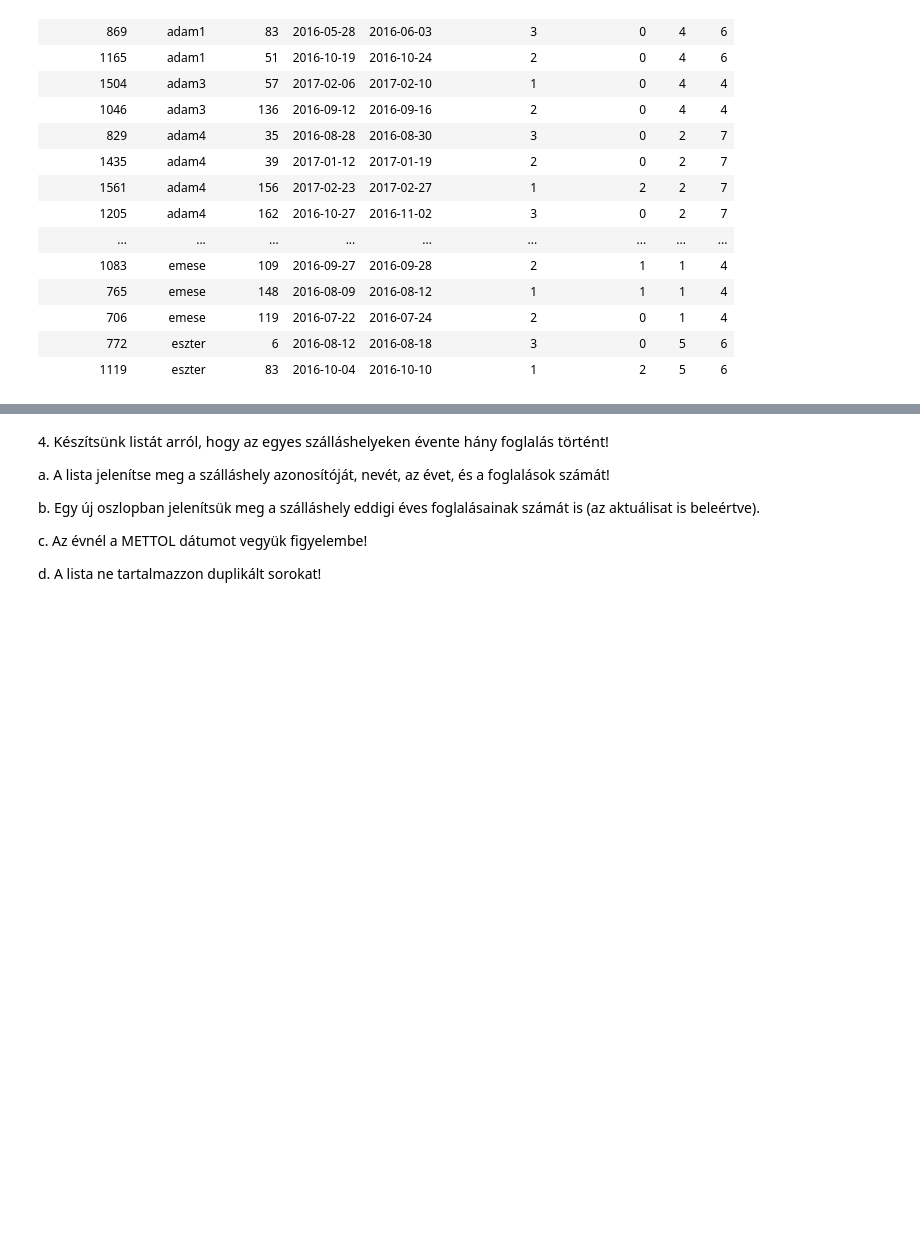
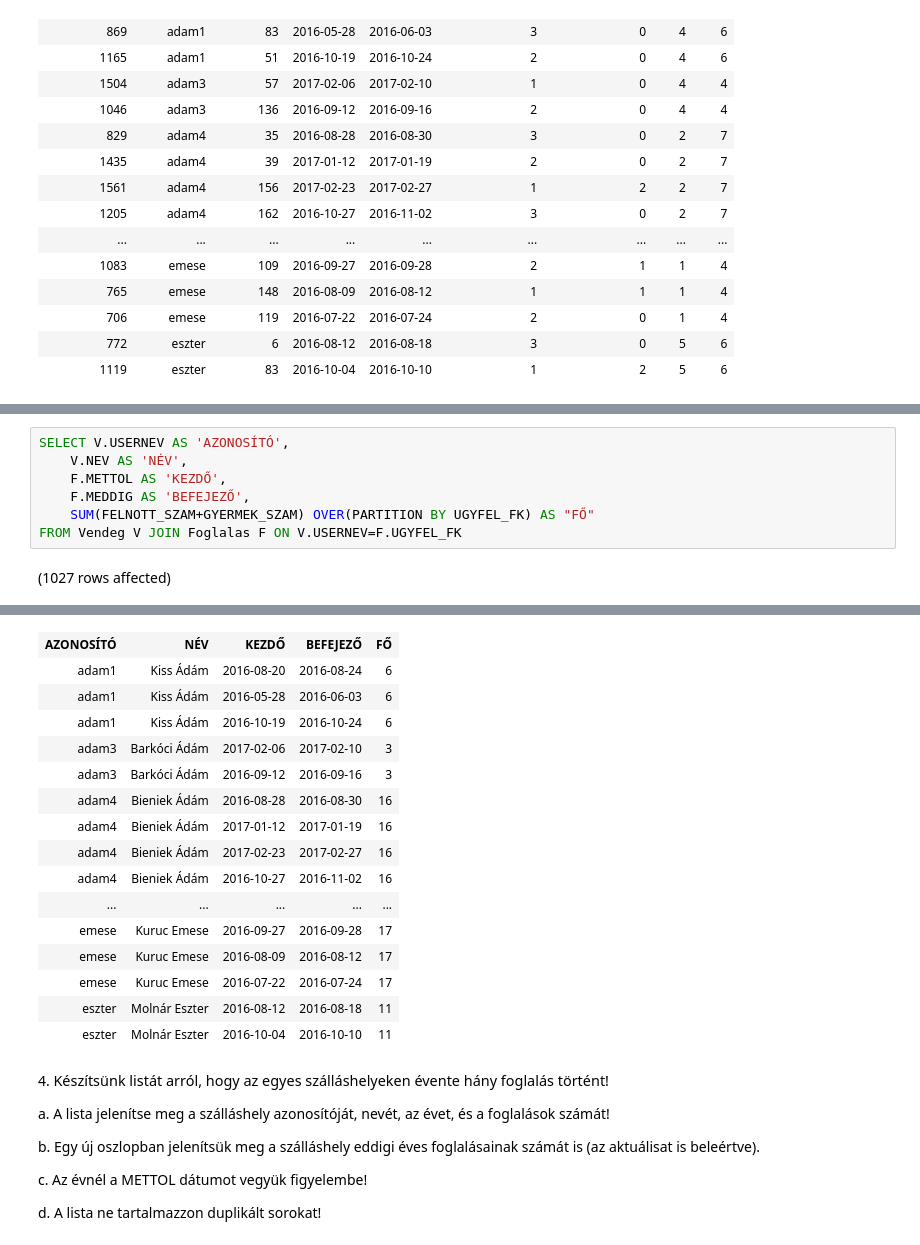
Before and after one commit to viragkis/adatbazis_sql, a Jupyter notebook: gyakorlat06_feladatok.ipynb, the cells around one changed output, grey strips where cells are left out. Cells and saved outputs as stored; diff of their text form; blank space fills up the shorter version.

```diff
--- a/gyakorlat06_feladatok.ipynb
+++ b/gyakorlat06_feladatok.ipynb
@@ -67,3 +67,12 @@ Total execution time: 00:00:00.256
 a. Egy új oszlopban jelenítsük meg azt is, hogy az ügyfél előző három foglalása összesen hány főre történt!
 
 ![](https://moodle.uni-corvinus.hu/theme/image.php/adaptable/atto_h5p/1709548862/icon)
+# %%
+SELECT V.USERNEV AS 'AZONOSÍTÓ',
+    V.NEV AS 'NÉV',
+    F.METTOL AS 'KEZDŐ',
+    F.MEDDIG AS 'BEFEJEZŐ',
+    SUM(FELNOTT_SZAM+GYERMEK_SZAM) OVER(PARTITION BY UGYFEL_FK) AS "FŐ"
+FROM Vendeg V JOIN Foglalas F ON V.USERNEV=F.UGYFEL_FK
+# %% [output]
+(1027 rows affected)
@@ -70,3 +80,19 @@ a. Egy új oszlopban jelenítsük meg azt is, hogy az ügyfél előző három fo
+| AZONOSÍTÓ | NÉV | KEZDŐ | BEFEJEZŐ | FŐ |
+| adam1 | Kiss Ádám | 2016-08-20 | 2016-08-24 | 6 |
+| adam1 | Kiss Ádám | 2016-05-28 | 2016-06-03 | 6 |
+| adam1 | Kiss Ádám | 2016-10-19 | 2016-10-24 | 6 |
+| adam3 | Barkóci Ádám | 2017-02-06 | 2017-02-10 | 3 |
+| adam3 | Barkóci Ádám | 2016-09-12 | 2016-09-16 | 3 |
+| adam4 | Bieniek Ádám | 2016-08-28 | 2016-08-30 | 16 |
+| adam4 | Bieniek Ádám | 2017-01-12 | 2017-01-19 | 16 |
+| adam4 | Bieniek Ádám | 2017-02-23 | 2017-02-27 | 16 |
+| adam4 | Bieniek Ádám | 2016-10-27 | 2016-11-02 | 16 |
+| ... | ... | ... | ... | ... |
+| emese | Kuruc Emese | 2016-09-27 | 2016-09-28 | 17 |
+| emese | Kuruc Emese | 2016-08-09 | 2016-08-12 | 17 |
+| emese | Kuruc Emese | 2016-07-22 | 2016-07-24 | 17 |
+| eszter | Molnár Eszter | 2016-08-12 | 2016-08-18 | 11 |
+| eszter | Molnár Eszter | 2016-10-04 | 2016-10-10 | 11 |
 # %% [markdown]
 4. <span style="background-color: rgb(255, 255, 255); color: rgb(0, 0, 0); font-family: &quot;Open Sans&quot;, sans-serif; font-size: 14.44px;">Készítsünk listát arról, hogy az egyes szálláshelyeken évente hány foglalás történt!&nbsp;</span>
 
```
Also changed, not shown: parts of 1 cell of this notebook.
